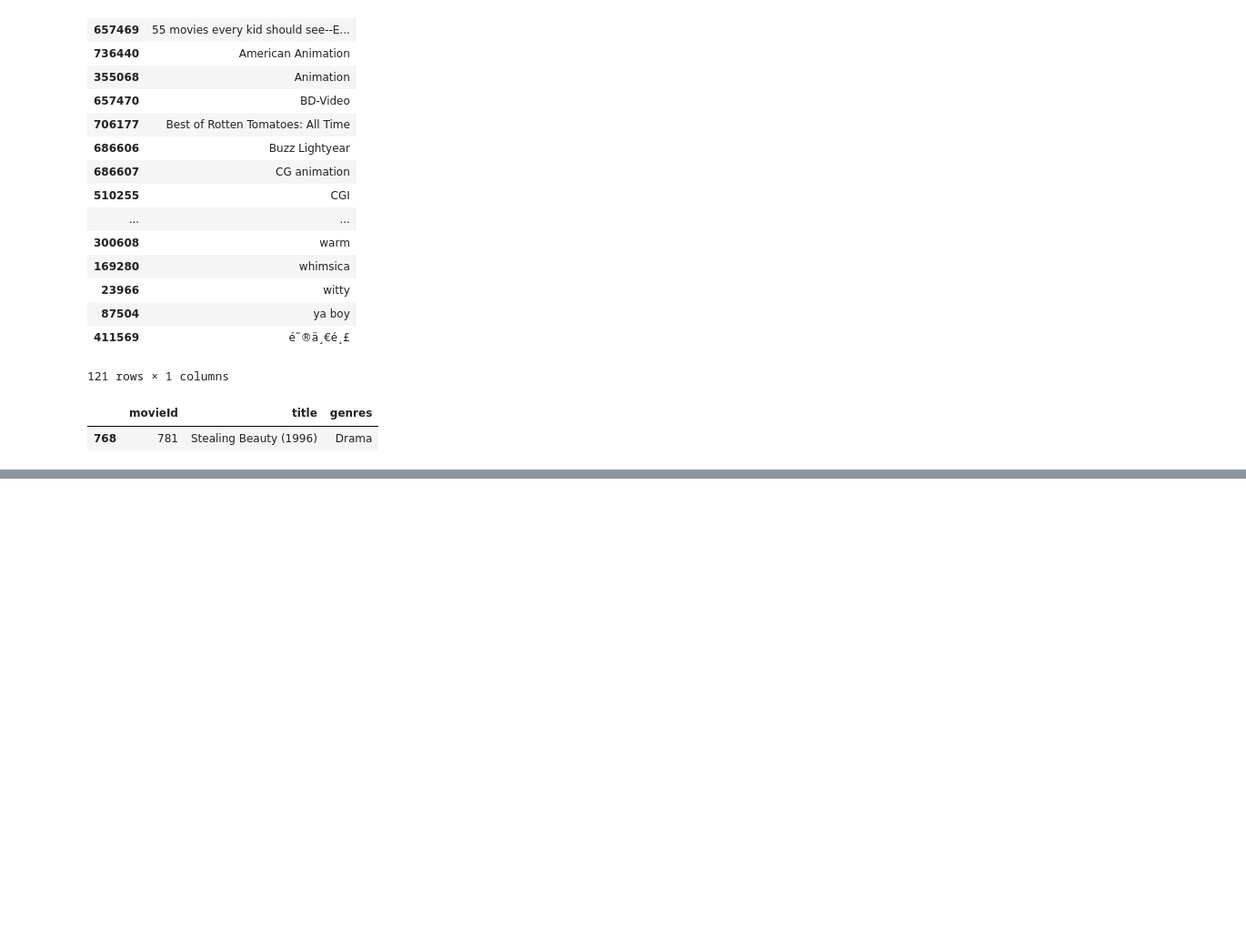
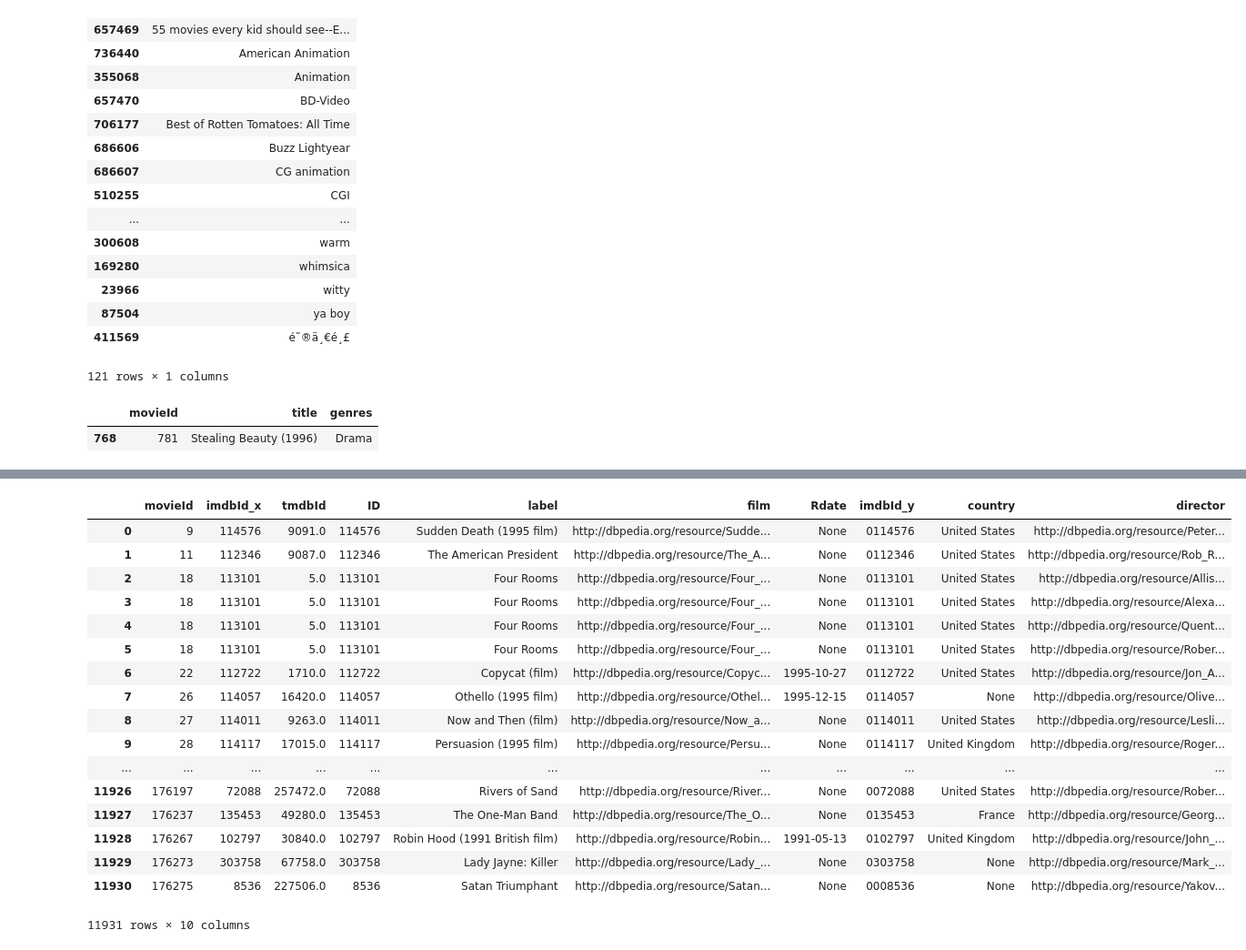
Before and after one commit to sergioperezf/mine4201-taller3, a Jupyter notebook: Taller 3.ipynb, the cells around one changed output, grey strips where cells are left out. Shown at 91% size. Saved outputs shown, nothing was run; the diff lists cells and outputs as text; code cells hidden in the pictures; blank space fills up the shorter version.

```diff
--- a/Taller 3.ipynb
+++ b/Taller 3.ipynb
@@ -277,0 +310,3 @@ resultDBPEDIA
+# %%
+resultDBPEDIA['ID'] = pd.to_numeric(resultDBPEDIA.imdbId, errors='coerce')
+links['ID'] = pd.to_numeric(links.imdbId, errors='coerce')
@@ -277,0 +334,23 @@ resultDBPEDIA
+# %%
+dataOntology = pd.merge(links,resultDBPEDIA, on=['ID'])
+# %%
+dataOntology
+# %% [output]
+|  | movieId | imdbId_x | tmdbId | ID | label | film | Rdate | imdbId_y | country | director |
+| 0 | 9 | 114576 | 9091.0 | 114576 | Sudden Death (1995 film) | http://dbpedia.org/resource/Sudde... | None | 0114576 | United States | http://dbpedia.org/resource/Peter... |
+| 1 | 11 | 112346 | 9087.0 | 112346 | The American President | http://dbpedia.org/resource/The_A... | None | 0112346 | United States | http://dbpedia.org/resource/Rob_R... |
+| 2 | 18 | 113101 | 5.0 | 113101 | Four Rooms | http://dbpedia.org/resource/Four_... | None | 0113101 | United States | http://dbpedia.org/resource/Allis... |
+| 3 | 18 | 113101 | 5.0 | 113101 | Four Rooms | http://dbpedia.org/resource/Four_... | None | 0113101 | United States | http://dbpedia.org/resource/Alexa... |
+| 4 | 18 | 113101 | 5.0 | 113101 | Four Rooms | http://dbpedia.org/resource/Four_... | None | 0113101 | United States | http://dbpedia.org/resource/Quent... |
+| 5 | 18 | 113101 | 5.0 | 113101 | Four Rooms | http://dbpedia.org/resource/Four_... | None | 0113101 | United States | http://dbpedia.org/resource/Rober... |
+| 6 | 22 | 112722 | 1710.0 | 112722 | Copycat (film) | http://dbpedia.org/resource/Copyc... | 1995-10-27 | 0112722 | United States | http://dbpedia.org/resource/Jon_A... |
+| 7 | 26 | 114057 | 16420.0 | 114057 | Othello (1995 film) | http://dbpedia.org/resource/Othel... | 1995-12-15 | 0114057 | None | http://dbpedia.org/resource/Olive... |
+| 8 | 27 | 114011 | 9263.0 | 114011 | Now and Then (film) | http://dbpedia.org/resource/Now_a... | None | 0114011 | United States | http://dbpedia.org/resource/Lesli... |
+| 9 | 28 | 114117 | 17015.0 | 114117 | Persuasion (1995 film) | http://dbpedia.org/resource/Persu... | None | 0114117 | United Kingdom | http://dbpedia.org/resource/Roger... |
+| ... | ... | ... | ... | ... | ... | ... | ... | ... | ... | ... |
+| 11926 | 176197 | 72088 | 257472.0 | 72088 | Rivers of Sand | http://dbpedia.org/resource/River... | None | 0072088 | United States | http://dbpedia.org/resource/Rober... |
+| 11927 | 176237 | 135453 | 49280.0 | 135453 | The One-Man Band | http://dbpedia.org/resource/The_O... | None | 0135453 | France | http://dbpedia.org/resource/Georg... |
+| 11928 | 176267 | 102797 | 30840.0 | 102797 | Robin Hood (1991 British film) | http://dbpedia.org/resource/Robin... | 1991-05-13 | 0102797 | United Kingdom | http://dbpedia.org/resource/John_... |
+| 11929 | 176273 | 303758 | 67758.0 | 303758 | Lady Jayne: Killer | http://dbpedia.org/resource/Lady_... | None | 0303758 | None | http://dbpedia.org/resource/Mark_... |
+| 11930 | 176275 | 8536 | 227506.0 | 8536 | Satan Triumphant | http://dbpedia.org/resource/Satan... | None | 0008536 | None | http://dbpedia.org/resource/Yakov... |
+11931 rows × 10 columns
```
Also changed, not shown: parts of 5 cells of this notebook.
